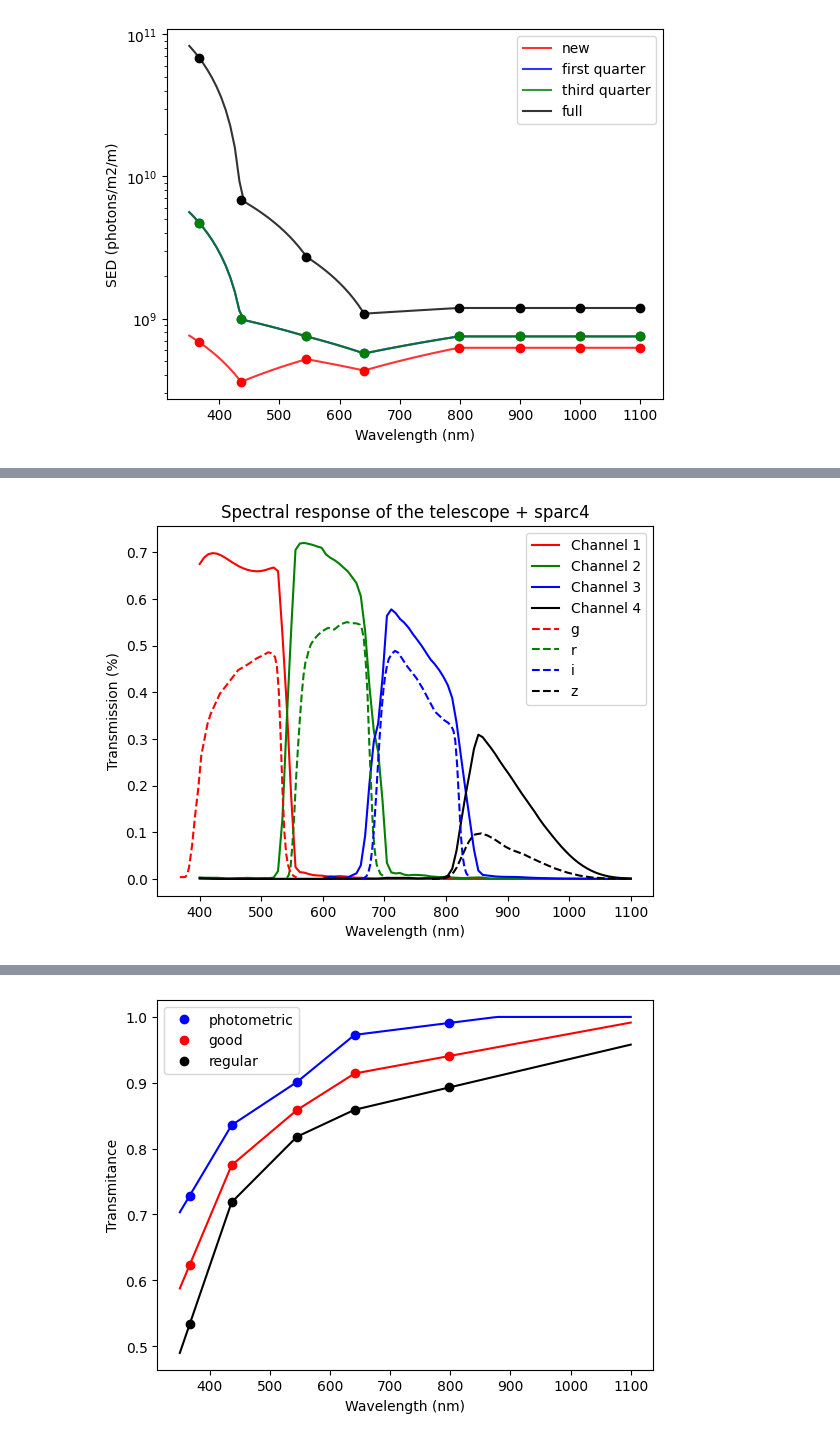
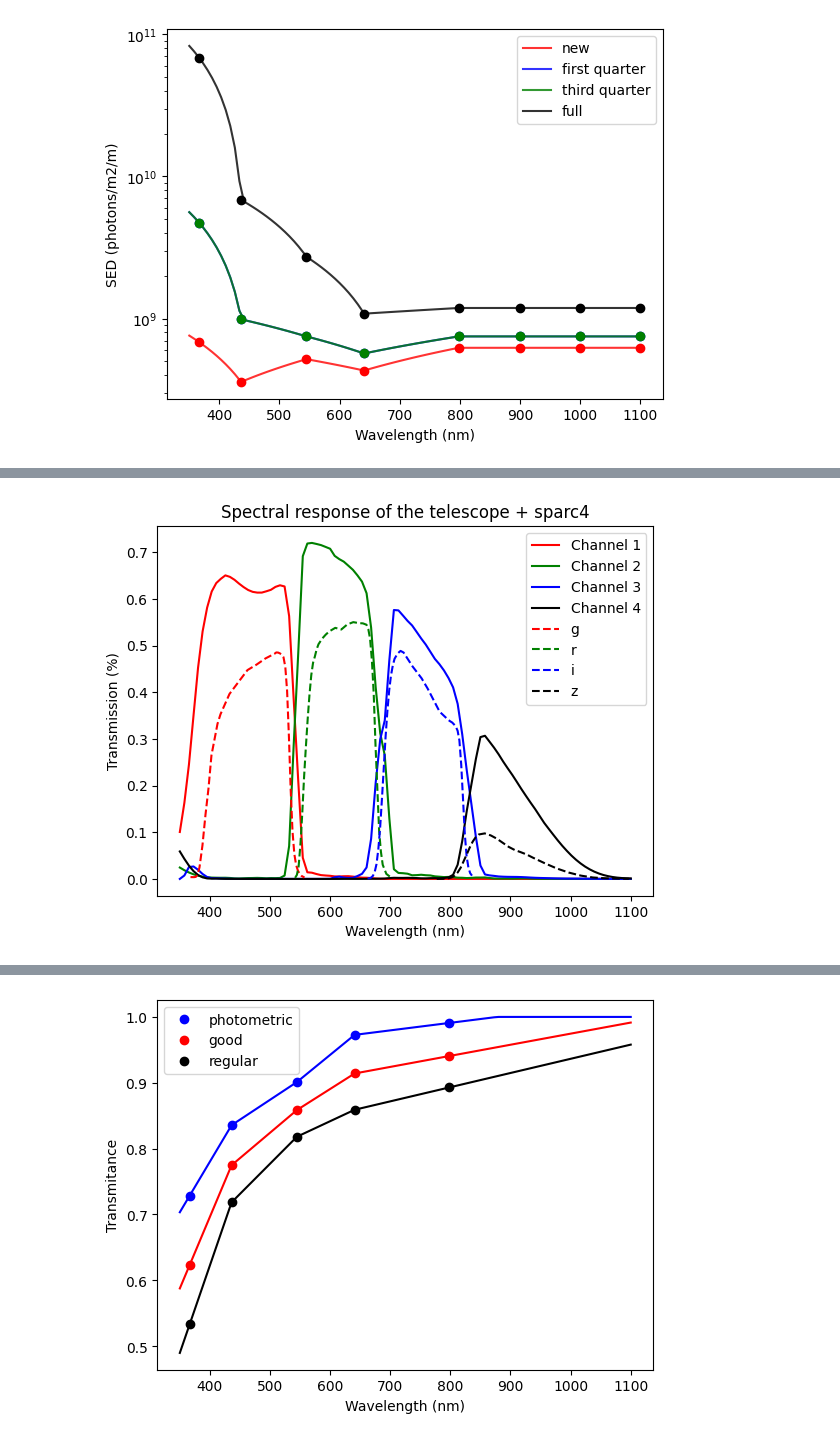
Before and after one commit to DBernardes/AIS, a Jupyter notebook: spectral_responses.ipynb, the cells around one changed output, grey strips where cells are left out. Saved outputs shown, nothing was run; the diff lists cells and outputs as text; code cells hidden in the pictures.

```diff
--- a/spectral_responses.ipynb
+++ b/spectral_responses.ipynb
@@ -90,11 +90,8 @@ from AIS.Artificial_Image_Simulator import Artificial_Image_Simulator
 
 
 sed = np.ones(100)
-
-wv = np.linspace(400, 1100, 100)
-
+wv = np.linspace(350, 1100, 100)
 colors = ["r", "g", "b", "k"]
-
 ccd_operation_mode = {
     "em_mode": "Conv",
     "em_gain": 1,
@@ -104,65 +101,39 @@ ccd_operation_mode = {
     "t_exp": 1,
     "image_size": 100,
 }
-
 for i in [1, 2, 3, 4]:
     ais = Artificial_Image_Simulator(
         ccd_operation_mode, channel_id=i, ccd_temperature=-70
     )
-
     ais.write_source_sed(wv, sed)
-
     ais.create_sky_sed(moon_phase="new")
-
     # ais.apply_atmosphere_spectral_response(sky_condition="regular")
-
     ais.apply_telescope_spectral_response()
-
     ais.apply_sparc4_spectral_response(acquisition_mode="photometry")
-
     plt.plot(wv, ais.source_sed, colors[i - 1], label=f"Channel {i}")
 
-
 base_path = os.path.join("notebook", "data_files", "SDSS_tel")
-
 file = os.path.join(base_path, "g_filter.csv")
-
 data = pd.read_csv(file)
-
 plt.plot(data["Wavelength (angstroms)"] / 10, data["Transmission"], "r--", label="g")
-
 file = os.path.join(base_path, "r_filter.csv")
-
 data = pd.read_csv(file)
-
 plt.plot(data["Wavelength (angstroms)"] / 10, data["Transmission"], "g--", label="r")
-
 file = os.path.join(base_path, "i_filter.csv")
-
 data = pd.read_csv(file)
-
 plt.plot(data["Wavelength (angstroms)"] / 10, data["Transmission"], "b--", label="i")
-
 file = os.path.join(base_path, "z_filter.csv")
-
 data = pd.read_csv(file)
-
 plt.plot(data["Wavelength (angstroms)"] / 10, data["Transmission"], "k--", label="z")
 
-
 plt.legend()
-
 plt.xlabel("Wavelength (nm)")
-
 plt.ylabel("Transmission (%)")
-
 plt.title("Spectral response of the telescope + sparc4")
-
 plt.savefig(os.path.join("notebook", "figures", "sparc4_photometry.png"), dpi=300)
-
 plt.show()
 # %% [output]
-[figure, old version]
+[figure, new version]
 # %%
 # PLOT SPECTRAL RESPONSE SPARC + SDSS WITH TELESCOPE AND ATM
 
```
Also changed, not shown: parts of 5 cells of this notebook, 10 other files.
